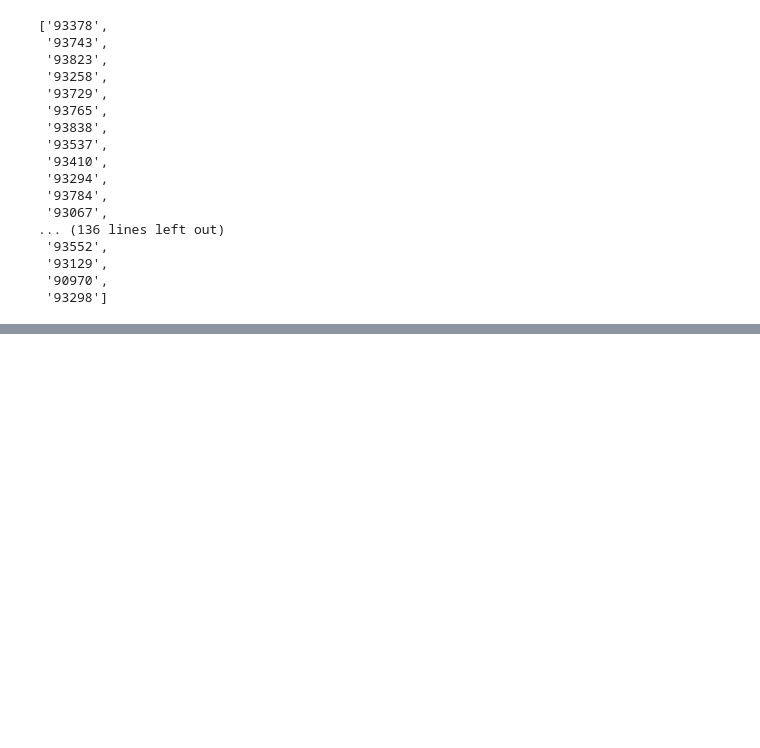
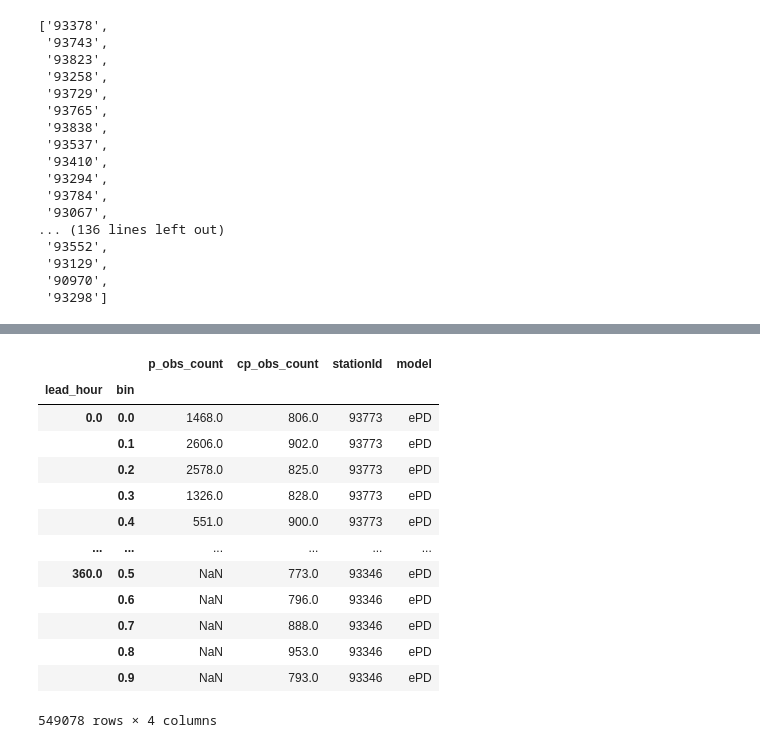
Before and after one commit to MetServiceDev/verif-data, a Jupyter notebook: app/app_dev.ipynb, the cells around one changed output, grey strips where cells are left out. Cells and saved outputs as stored; diff of their text form; code cells hidden in the pictures; blank space fills up the shorter version.

```diff
--- a/app/app_dev.ipynb
+++ b/app/app_dev.ipynb
@@ -89,0 +113,2 @@ NameError: name 'pd' is not defined
+# %%
+ds['p_obs'] = xr.DataArray(norm.pdf(ds['obs_TTTTT'], ds['mean'], ds['std']), dims=('basetime', 'prognosis_period'))
@@ -89,0 +200,17 @@ NameError: name 'pd' is not defined
+# %%
+epd_prob_bins
+# %% [output]
+|  |  | p_obs_count | cp_obs_count | stationId | model |
+| lead_hour | bin |  |  |  |  |
+| 0.0 | 0.0 | 1468.0 | 806.0 | 93773 | ePD |
+|  | 0.1 | 2606.0 | 902.0 | 93773 | ePD |
+|  | 0.2 | 2578.0 | 825.0 | 93773 | ePD |
+|  | 0.3 | 1326.0 | 828.0 | 93773 | ePD |
+|  | 0.4 | 551.0 | 900.0 | 93773 | ePD |
+| ... | ... | ... | ... | ... | ... |
+| 360.0 | 0.5 | NaN | 773.0 | 93346 | ePD |
+|  | 0.6 | NaN | 796.0 | 93346 | ePD |
+|  | 0.7 | NaN | 888.0 | 93346 | ePD |
+|  | 0.8 | NaN | 953.0 | 93346 | ePD |
+|  | 0.9 | NaN | 793.0 | 93346 | ePD |
+549078 rows × 4 columns
```
Also changed, not shown: parts of 27 cells of this notebook, 4 other files.
